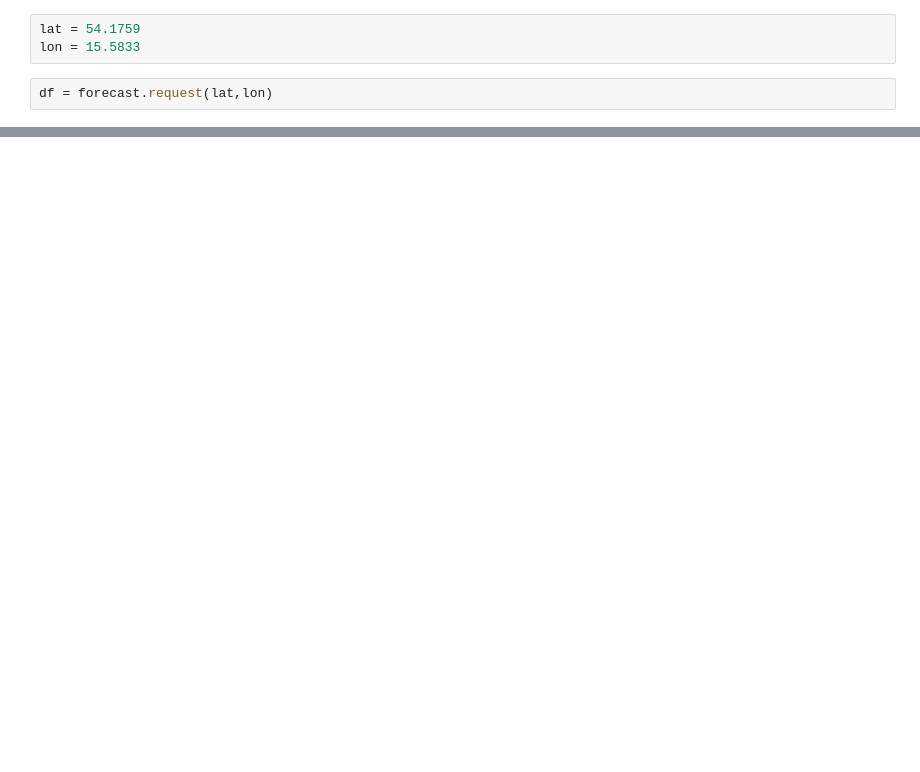
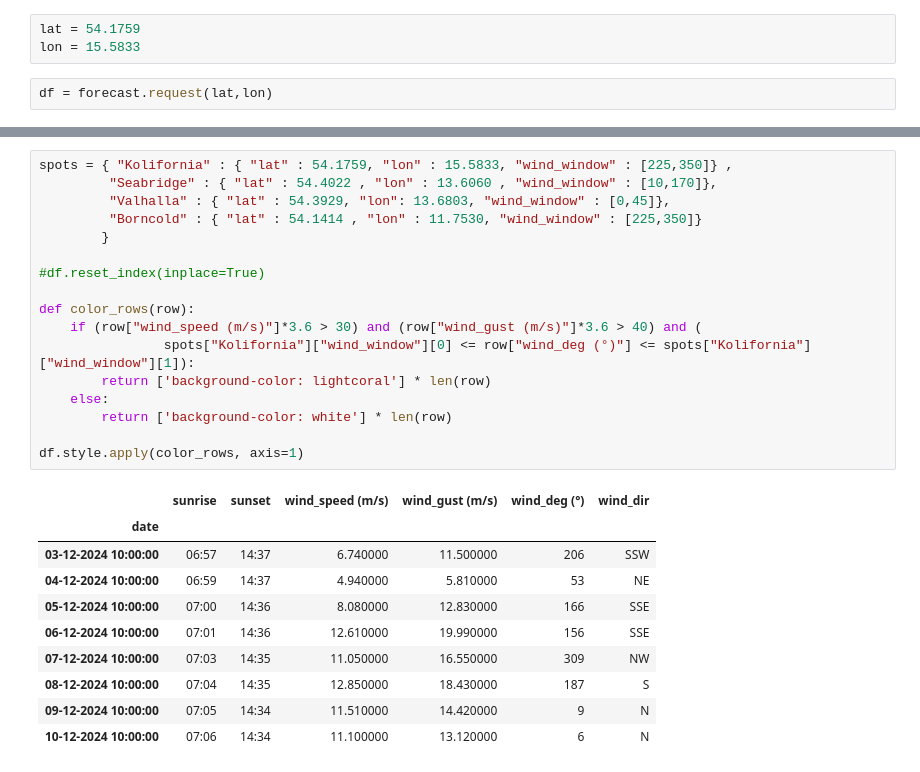
Before and after one commit to marko800/wave-alarm, a Jupyter notebook: test.ipynb, the cells around one changed output, grey strips where cells are left out. Cells and saved outputs as stored; diff of their text form; blank space fills up the shorter version.

Commit message:
raises alarm and displays dataframe (in jupyter notebook). next step: build web app..

```diff
--- a/test.ipynb
+++ b/test.ipynb
@@ -43,0 +78,28 @@ df
+# %%
+spots = { "Kolifornia" : { "lat" : 54.1759, "lon" : 15.5833, "wind_window" : [225,350]} ,
+         "Seabridge" : { "lat" : 54.4022 , "lon" : 13.6060 , "wind_window" : [10,170]},
+         "Valhalla" : { "lat" : 54.3929, "lon": 13.6803, "wind_window" : [0,45]},
+         "Borncold" : { "lat" : 54.1414 , "lon" : 11.7530, "wind_window" : [225,350]}
+        }
+
+#df.reset_index(inplace=True)
+
+def color_rows(row):
+    if (row["wind_speed (m/s)"]*3.6 > 30) and (row["wind_gust (m/s)"]*3.6 > 40) and (
+                spots["Kolifornia"]["wind_window"][0] <= row["wind_deg (°)"] <= spots["Kolifornia"]["wind_window"][1]):
+        return ['background-color: lightcoral'] * len(row)
+    else:
+        return ['background-color: white'] * len(row)
+
+df.style.apply(color_rows, axis=1)
+# %% [output]
+|  | sunrise | sunset | wind_speed (m/s) | wind_gust (m/s) | wind_deg (°) | wind_dir |
+| date |  |  |  |  |  |  |
+| 03-12-2024 10:00:00 | 06:57 | 14:37 | 6.740000 | 11.500000 | 206 | SSW |
+| 04-12-2024 10:00:00 | 06:59 | 14:37 | 4.940000 | 5.810000 | 53 | NE |
+| 05-12-2024 10:00:00 | 07:00 | 14:36 | 8.080000 | 12.830000 | 166 | SSE |
+| 06-12-2024 10:00:00 | 07:01 | 14:36 | 12.610000 | 19.990000 | 156 | SSE |
+| 07-12-2024 10:00:00 | 07:03 | 14:35 | 11.050000 | 16.550000 | 309 | NW |
+| 08-12-2024 10:00:00 | 07:04 | 14:35 | 12.850000 | 18.430000 | 187 | S |
+| 09-12-2024 10:00:00 | 07:05 | 14:34 | 11.510000 | 14.420000 | 9 | N |
+| 10-12-2024 10:00:00 | 07:06 | 14:34 | 11.100000 | 13.120000 | 6 | N |
```
Also changed, not shown: parts of 4 cells of this notebook, 1 other file.
